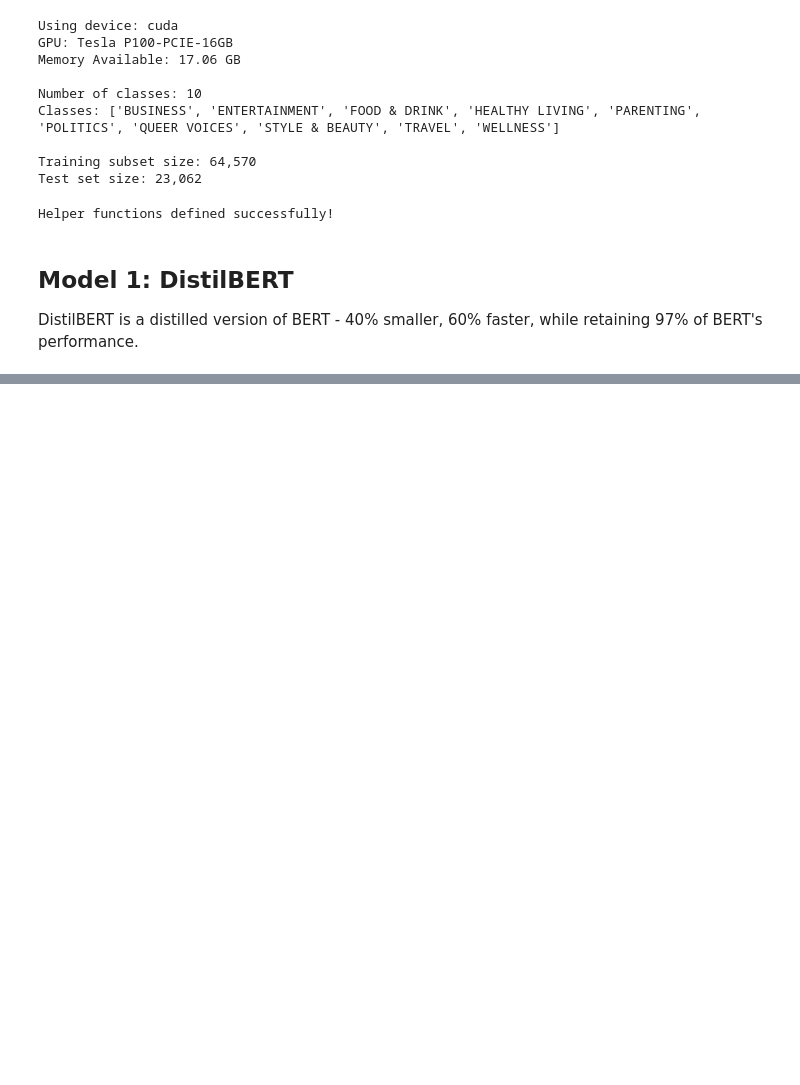
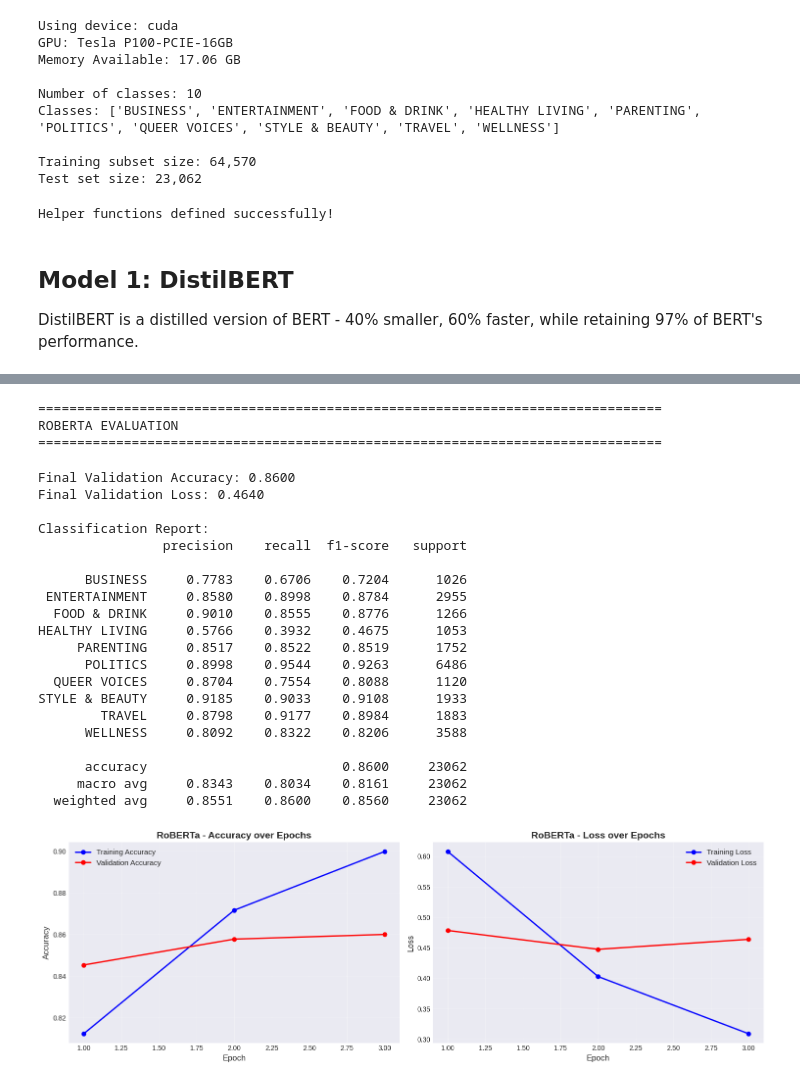
Before and after one commit to dustinober1/Kaggle-Notebooks, a Jupyter notebook: Notebooks/News Category Dataset.ipynb, the cells around one changed output, grey strips where cells are left out. Cells and saved outputs as stored; diff of their text form; code cells hidden in the pictures; blank space fills up the shorter version.

```diff
--- a/Notebooks/News Category Dataset.ipynb
+++ b/Notebooks/News Category Dataset.ipynb
@@ -1072,0 +1258,72 @@ Epoch 1/3
+# %%
+# Evaluate RoBERTa
+print("="*80)
+print("ROBERTA EVALUATION")
+print("="*80)
+
+val_acc, val_loss, y_pred_roberta, y_true_roberta = eval_model(roberta_model, test_loader_roberta, device)
+
+print(f"\nFinal Validation Accuracy: {val_acc:.4f}")
+print(f"Final Validation Loss: {val_loss:.4f}")
+
+print("\nClassification Report:")
+print(classification_report(y_true_roberta, y_pred_roberta,
+                          target_names=label_encoder.classes_, digits=4))
+
+# Plot training history
+fig, axes = plt.subplots(1, 2, figsize=(15, 5))
+
+# Accuracy plot
+axes[0].plot(epochs_range, roberta_history['train_acc'], 'b-o', label='Training Accuracy', linewidth=2)
+axes[0].plot(epochs_range, roberta_history['val_acc'], 'r-o', label='Validation Accuracy', linewidth=2)
+axes[0].set_xlabel('Epoch', fontsize=12)
+axes[0].set_ylabel('Accuracy', fontsize=12)
+axes[0].set_title('RoBERTa - Accuracy over Epochs', fontsize=14, fontweight='bold')
+axes[0].legend(fontsize=11)
+axes[0].grid(True, alpha=0.3)
+
+# Loss plot
+axes[1].plot(epochs_range, roberta_history['train_loss'], 'b-o', label='Training Loss', linewidth=2)
+axes[1].plot(epochs_range, roberta_history['val_loss'], 'r-o', label='Validation Loss', linewidth=2)
+axes[1].set_xlabel('Epoch', fontsize=12)
+axes[1].set_ylabel('Loss', fontsize=12)
+axes[1].set_title('RoBERTa - Loss over Epochs', fontsize=14, fontweight='bold')
+axes[1].legend(fontsize=11)
+axes[1].grid(True, alpha=0.3)
+
+plt.tight_layout()
+plt.show()
+
+# Save RoBERTa results
+roberta_results = {
+    'model_name': 'RoBERTa',
+    'val_accuracy': val_acc.cpu().item(),
+    'val_loss': val_loss,
+    'predictions': y_pred_roberta,
+    'true_labels': y_true_roberta
+}
+# %% [output]
+================================================================================
+ROBERTA EVALUATION
+================================================================================
+Final Validation Accuracy: 0.8600
+Final Validation Loss: 0.4640
+
+Classification Report:
+                precision    recall  f1-score   support
+
+      BUSINESS     0.7783    0.6706    0.7204      1026
+ ENTERTAINMENT     0.8580    0.8998    0.8784      2955
+  FOOD & DRINK     0.9010    0.8555    0.8776      1266
+HEALTHY LIVING     0.5766    0.3932    0.4675      1053
+     PARENTING     0.8517    0.8522    0.8519      1752
+      POLITICS     0.8998    0.9544    0.9263      6486
+  QUEER VOICES     0.8704    0.7554    0.8088      1120
+STYLE & BEAUTY     0.9185    0.9033    0.9108      1933
+        TRAVEL     0.8798    0.9177    0.8984      1883
+      WELLNESS     0.8092    0.8322    0.8206      3588
+
+      accuracy                         0.8600     23062
+     macro avg     0.8343    0.8034    0.8161     23062
+  weighted avg     0.8551    0.8600    0.8560     23062
+[figure, added]
```
Also changed, not shown: parts of 15 cells of this notebook.
